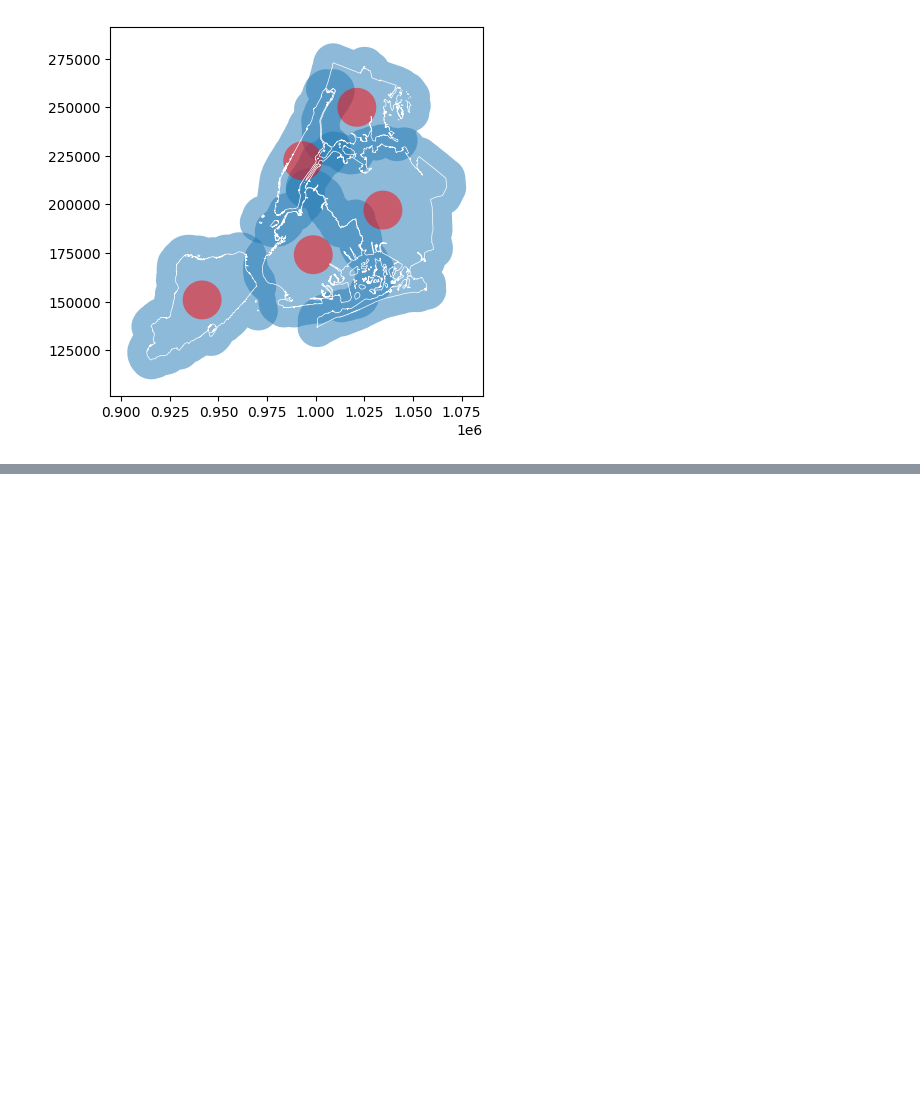
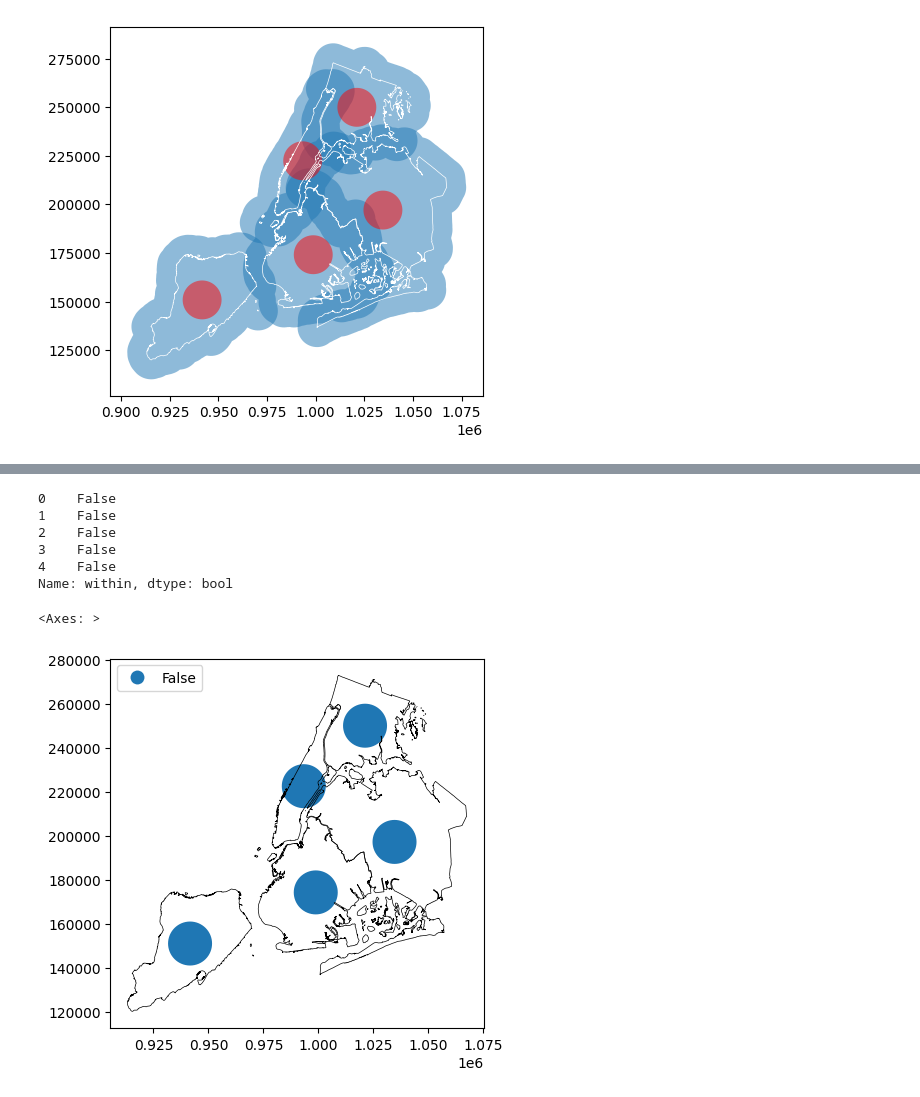
Before and after one commit to LinKon12/TerminalClock, a Jupyter notebook: geopandastut.ipynb, the cells around one changed output, grey strips where cells are left out. Cells and saved outputs as stored; diff of their text form; code cells hidden in the pictures; blank space fills up the shorter version.

```diff
--- a/geopandastut.ipynb
+++ b/geopandastut.ipynb
@@ -135,0 +127,19 @@ gdf.tail()
+# %%
+gdf["within"] = gdf["buffered_centroid"].within(gdf)
+gdf["within"]
+# %% [output]
+0    False
+1    False
+2    False
+3    False
+4    False
+Name: within, dtype: bool
+# %%
+gdf = gdf.set_geometry("buffered_centroid")
+ax = gdf.plot(
+    "within", legend=True, categorical=True, legend_kwds={"loc": "upper left"}
+)
+gdf["boundary"].plot(ax=ax, color="black", linewidth=0.5)
+# %% [output]
+<Axes: >
+[figure, added]
```
Also changed, not shown: parts of 4 cells of this notebook.
